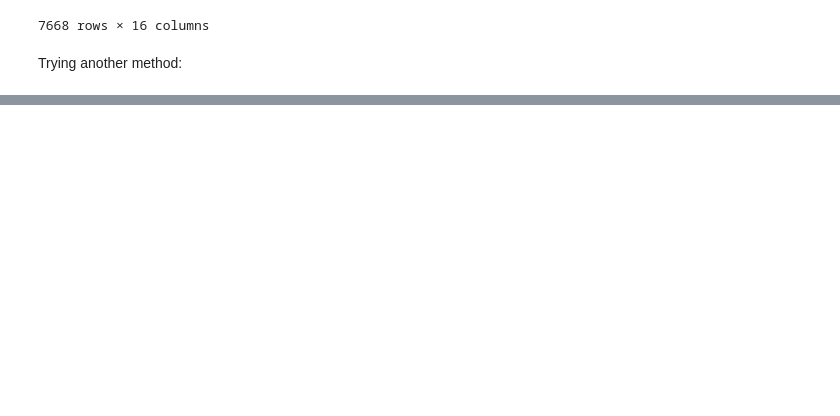
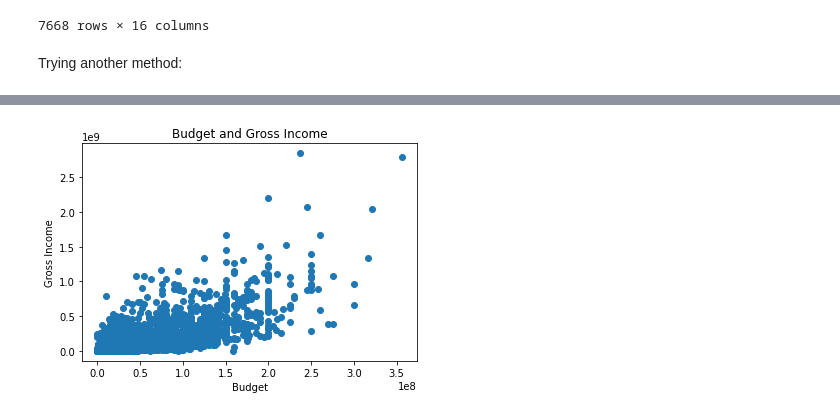
Before and after one commit to antunes-lima/Python-Movie-Industry-Analysis, a Jupyter notebook: Python_Movie_Industry_Analysis.ipynb, the cells around one changed output, grey strips where cells are left out. Cells and saved outputs as stored; diff of their text form; code cells hidden in the pictures; blank space fills up the shorter version.

```diff
--- a/Python_Movie_Industry_Analysis.ipynb
+++ b/Python_Movie_Industry_Analysis.ipynb
@@ -231,0 +229,6 @@ Name: year_release, dtype: int64
+# %%
+# The original year column did not have nulls, so we are going to get year from there for the null cases
+
+df.year_release.fillna(df.year, inplace=True)
+
+df.year_release.value_counts(dropna=False)
@@ -231,0 +248,4 @@ Name: year_release, dtype: int64
+# %%
+# sorting the table by film relevance, using gross column for this
+
+df.sort_values(by=['gross'], inplace=False, ascending=False)
@@ -231,0 +294,13 @@ Name: year_release, dtype: int64
+# %%
+# generating a scatter plot of budget and gross income (using matplotlib)
+
+plt.scatter(x=df['budget'],
+            y=df['gross'])
+
+plt.title('Budget and Gross Income')
+plt.xlabel('Budget')
+plt.ylabel('Gross Income')
+
+plt.show()
+# %% [output]
+[figure, added]
```
Also changed, not shown: parts of 31 cells of this notebook.
